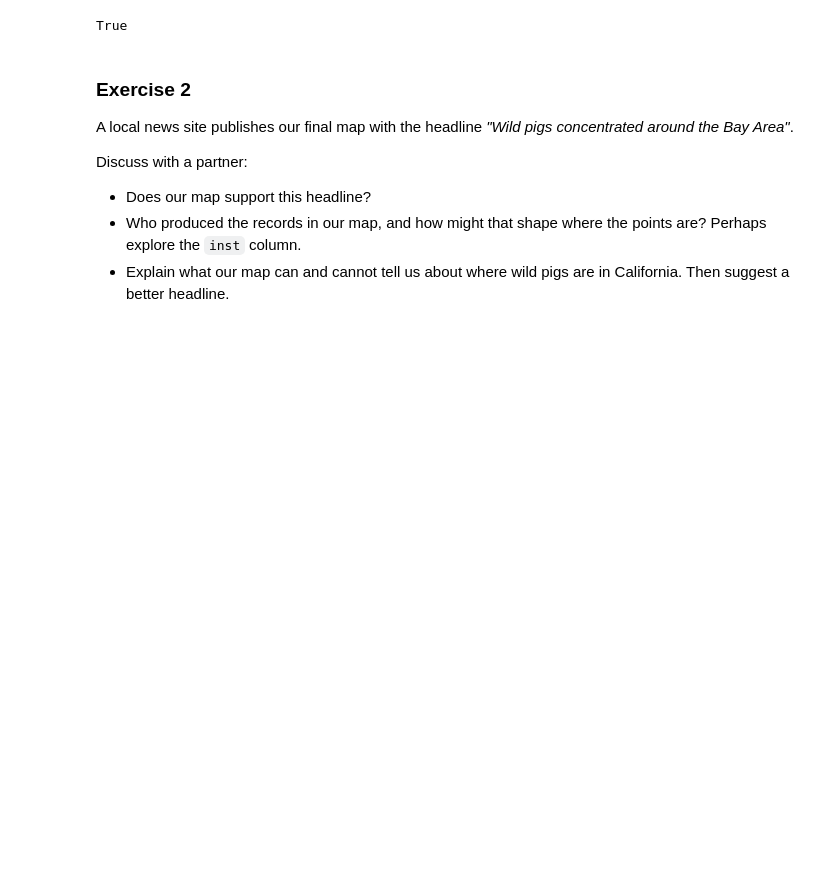
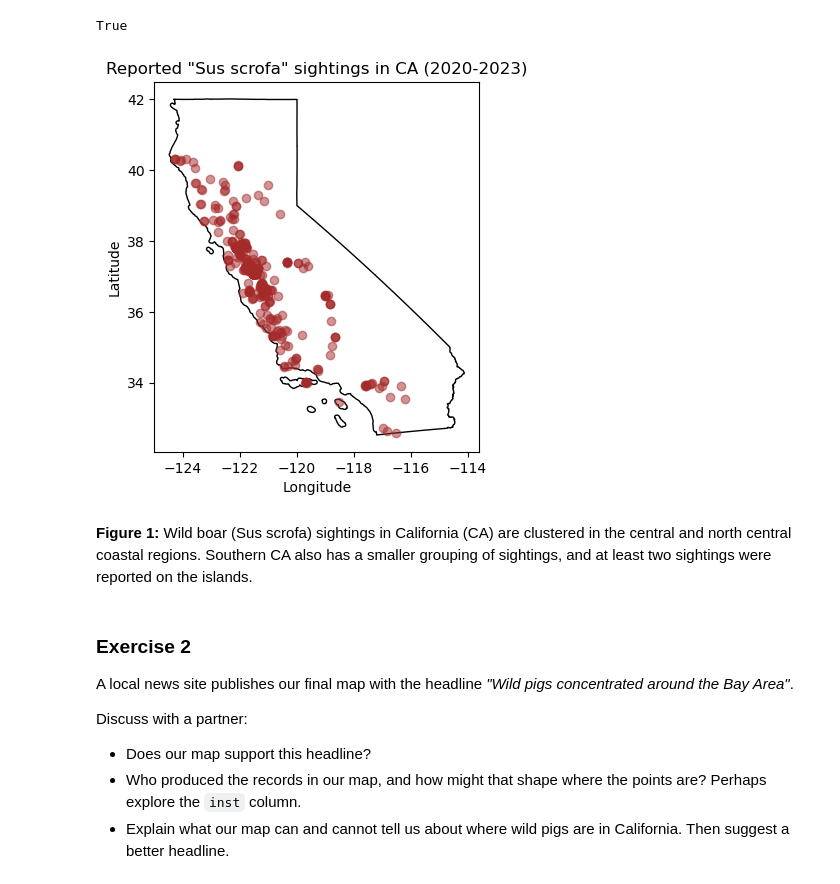
Before and after one commit to ssoriano22/eds220-in-class, a Jupyter notebook: week-5-geopandas-intro-STUDENTS.ipynb, the cells around one changed output. Drawn from its saved outputs; the diff is of its cells as text; code cells hidden in the pictures; blank space fills up the shorter version.

```diff
--- a/week-5-geopandas-intro-STUDENTS.ipynb
+++ b/week-5-geopandas-intro-STUDENTS.ipynb
@@ -387,6 +386,34 @@ plt.show()
 pigs_recent.crs == ca_boundary.crs
 # %% [output]
 True
+# %%
+# Initialize empty figure
+fig, ax = plt.subplots()
+
+# Add data to axes
+ca_boundary.plot(ax=ax,         # Add plot to axes
+                 alpha=1,     # Adjust transparency
+                 facecolor='none',
+                 edgecolor='black'  # Update point color
+                )
+
+# Add data to axes
+pigs_recent.plot(ax=ax,         # Add plot to axes
+                 alpha=0.5,     # Adjust transparency
+                 color='brown'  # Update point color
+                 )
+
+# Update axes
+ax.set_title('Reported "Sus scrofa" sightings in CA (2020-2023)')
+ax.set_xlabel('Longitude')
+ax.set_ylabel('Latitude')
+
+# Display figure
+plt.show()
+# %% [output]
+[figure, added]
+# %% [markdown]
+**Figure 1:** Wild boar (Sus scrofa) sightings in California (CA) are clustered in the central and north central coastal regions. Southern CA also has a smaller grouping of sightings, and at least two sightings were reported on the islands.
 # %% [markdown]
 ### Exercise 2
 
```
Also changed, not shown: parts of 3 cells of this notebook.
